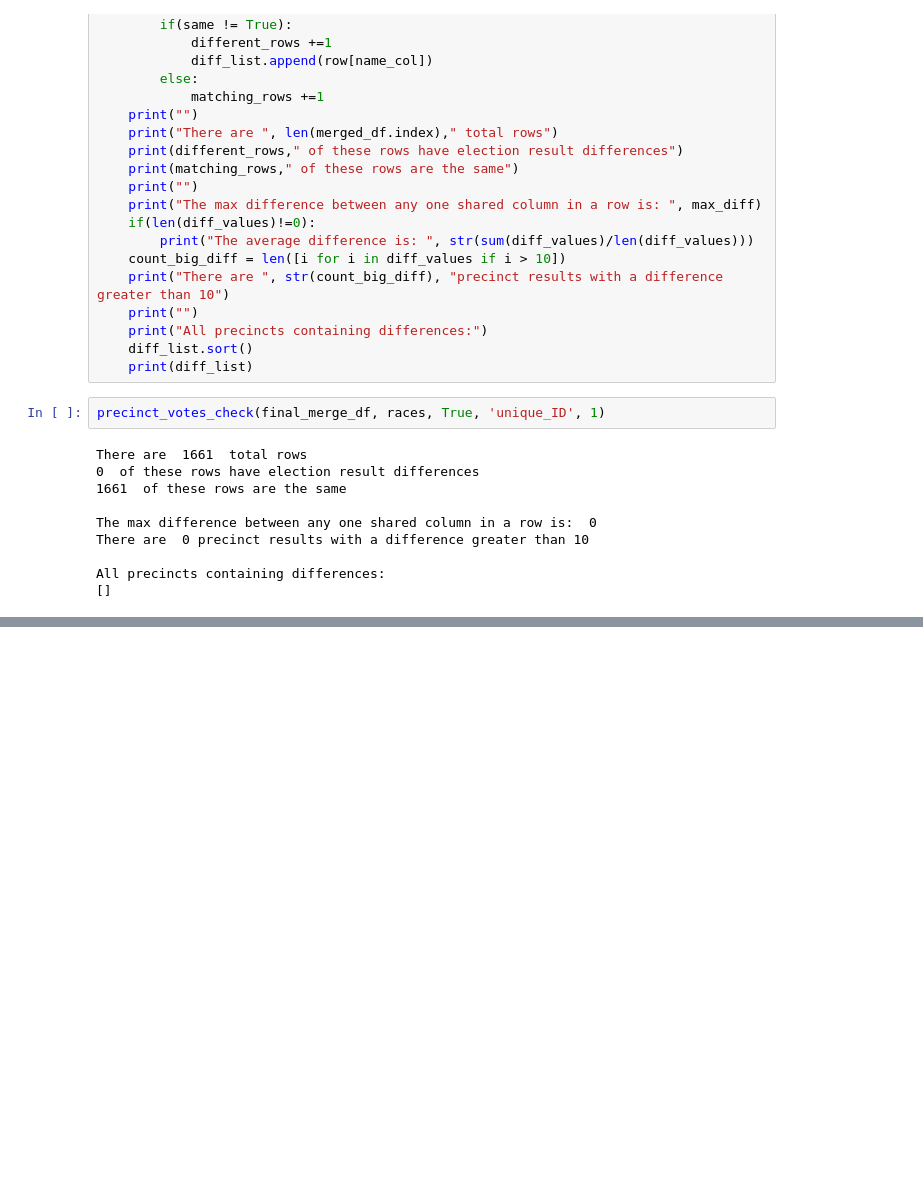
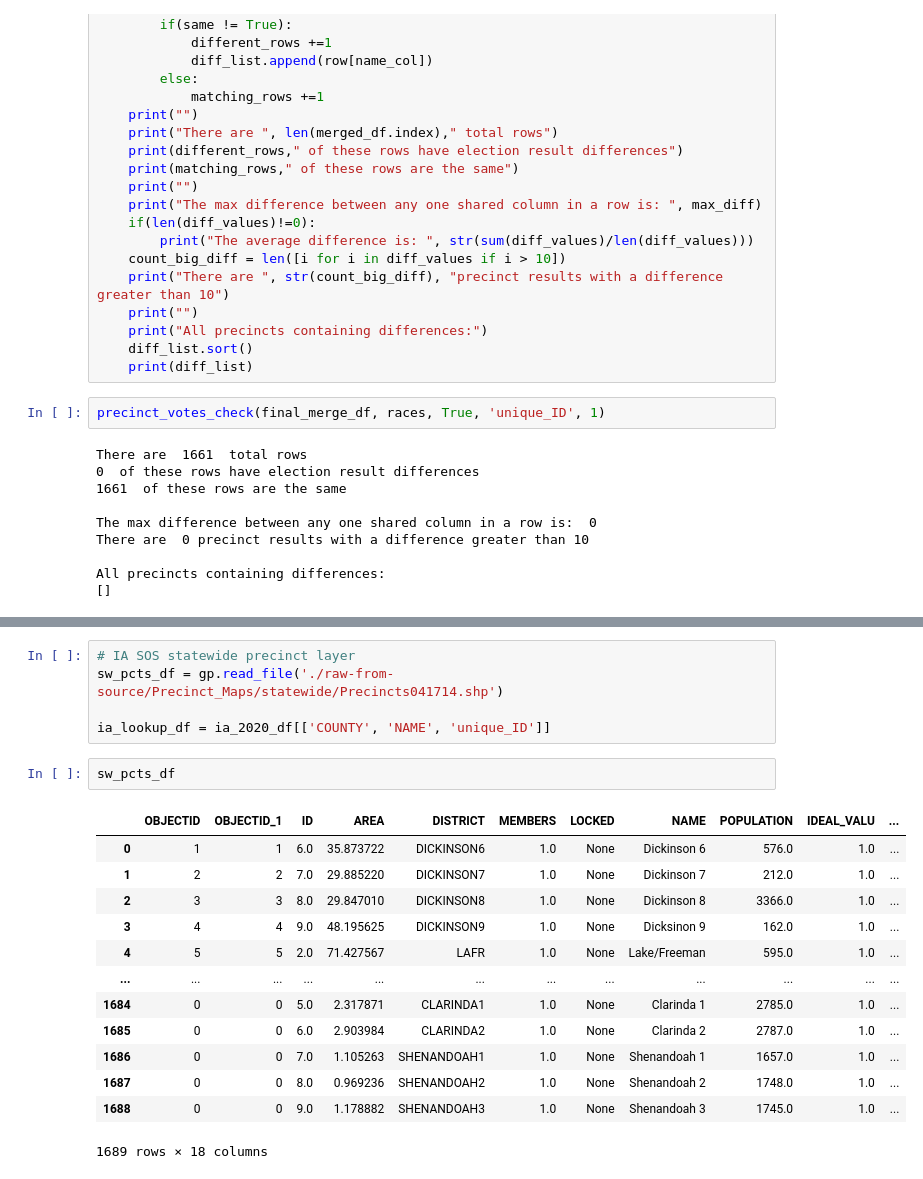
Before and after one commit to nonpartisan-redistricting-datahub/pdv-ia, a Jupyter notebook: vest-ia-2020/vest-ia-2020-validation.ipynb, the cells around one changed output, grey strips where cells are left out. Cells and saved outputs as stored; diff of their text form; blank space fills up the shorter version.

Commit message:
add sw precinct layer and initial boundary merge section

```diff
--- a/vest-ia-2020/vest-ia-2020-validation.ipynb
+++ b/vest-ia-2020/vest-ia-2020-validation.ipynb
@@ -444,0 +467,21 @@ All precincts containing differences:
+# %%
+# IA SOS statewide precinct layer
+sw_pcts_df = gp.read_file('./raw-from-source/Precinct_Maps/statewide/Precincts041714.shp')
+
+ia_lookup_df = ia_2020_df[['COUNTY', 'NAME', 'unique_ID']]
+# %%
+sw_pcts_df
+# %% [output]
+|  | OBJECTID | OBJECTID_1 | ID | AREA | DISTRICT | MEMBERS | LOCKED | NAME | POPULATION | IDEAL_VALU | ... |
+| 0 | 1 | 1 | 6.0 | 35.873722 | DICKINSON6 | 1.0 | None | Dickinson 6 | 576.0 | 1.0 | ... |
+| 1 | 2 | 2 | 7.0 | 29.885220 | DICKINSON7 | 1.0 | None | Dickinson 7 | 212.0 | 1.0 | ... |
+| 2 | 3 | 3 | 8.0 | 29.847010 | DICKINSON8 | 1.0 | None | Dickinson 8 | 3366.0 | 1.0 | ... |
+| 3 | 4 | 4 | 9.0 | 48.195625 | DICKINSON9 | 1.0 | None | Dicksinon 9 | 162.0 | 1.0 | ... |
+| 4 | 5 | 5 | 2.0 | 71.427567 | LAFR | 1.0 | None | Lake/Freeman | 595.0 | 1.0 | ... |
+| ... | ... | ... | ... | ... | ... | ... | ... | ... | ... | ... | ... |
+| 1684 | 0 | 0 | 5.0 | 2.317871 | CLARINDA1 | 1.0 | None | Clarinda 1 | 2785.0 | 1.0 | ... |
+| 1685 | 0 | 0 | 6.0 | 2.903984 | CLARINDA2 | 1.0 | None | Clarinda 2 | 2787.0 | 1.0 | ... |
+| 1686 | 0 | 0 | 7.0 | 1.105263 | SHENANDOAH1 | 1.0 | None | Shenandoah 1 | 1657.0 | 1.0 | ... |
+| 1687 | 0 | 0 | 8.0 | 0.969236 | SHENANDOAH2 | 1.0 | None | Shenandoah 2 | 1748.0 | 1.0 | ... |
+| 1688 | 0 | 0 | 9.0 | 1.178882 | SHENANDOAH3 | 1.0 | None | Shenandoah 3 | 1745.0 | 1.0 | ... |
+1689 rows × 18 columns
```
Also changed, not shown: parts of 2 cells of this notebook.
